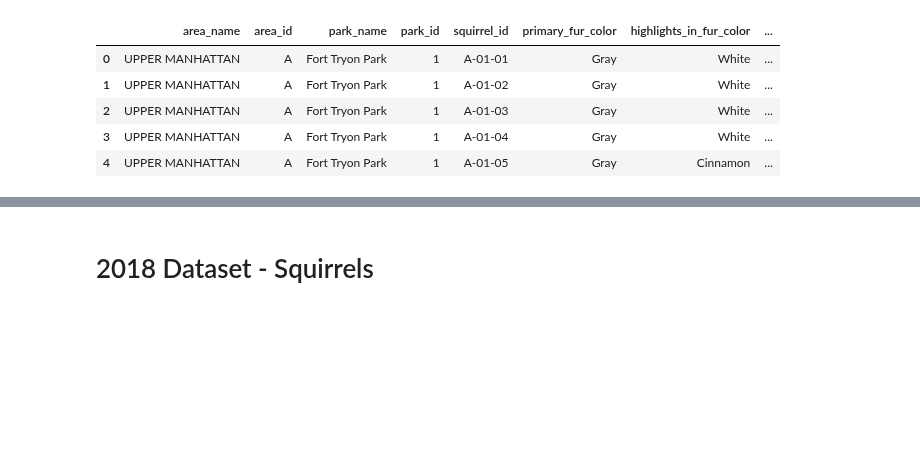
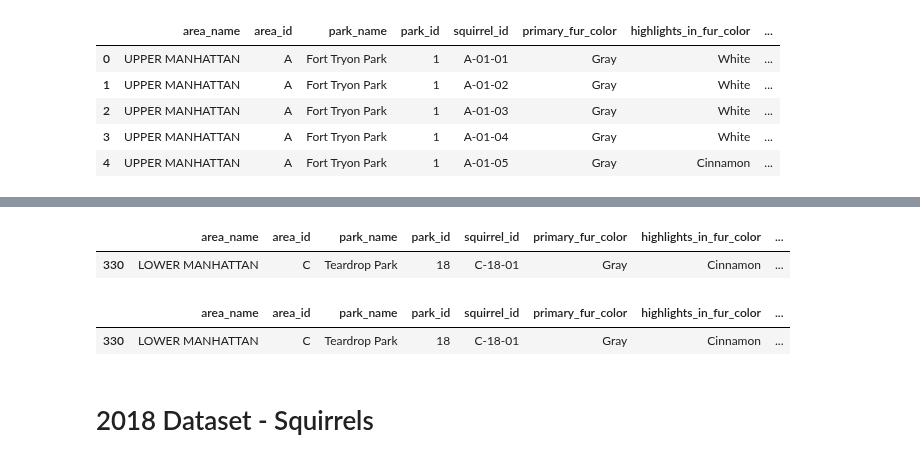
Before and after one commit to alyssahondrade/we-the-new-york-city-squirrels, a Jupyter notebook: squirrel_cleaning.ipynb, the cells around one changed output, grey strips where cells are left out. Drawn from its saved outputs; the diff is of its cells as text; code cells hidden in the pictures; blank space fills up the shorter version.

```diff
--- a/squirrel_cleaning.ipynb
+++ b/squirrel_cleaning.ipynb
@@ -128,3 +181,15 @@ s2020_nonull.head()
+# %%
+# Combine all the "eating"
+# s2020_nonull[s2020_nonull['activities'].str.startswith("Eating (")]['activities']
+s2020_nonull[s2020_nonull['squirrel_id'] == "C-18-01"]
+# %% [output]
+|  | area_name | area_id | park_name | park_id | squirrel_id | primary_fur_color | highlights_in_fur_color | ... |
+| 330 | LOWER MANHATTAN | C | Teardrop Park | 18 | C-18-01 | Gray | Cinnamon | ... |
+# %%
+s2020_nonull[s2020_nonull['activities'].str.endswith("Eating (or pretending to eat)")]
+# %% [output]
+|  | area_name | area_id | park_name | park_id | squirrel_id | primary_fur_color | highlights_in_fur_color | ... |
+| 330 | LOWER MANHATTAN | C | Teardrop Park | 18 | C-18-01 | Gray | Cinnamon | ... |
 # %% [markdown]
 # 2018 Dataset - Squirrels
 # %%
```
Also changed, not shown: parts of 3 cells of this notebook, 1 other file.
